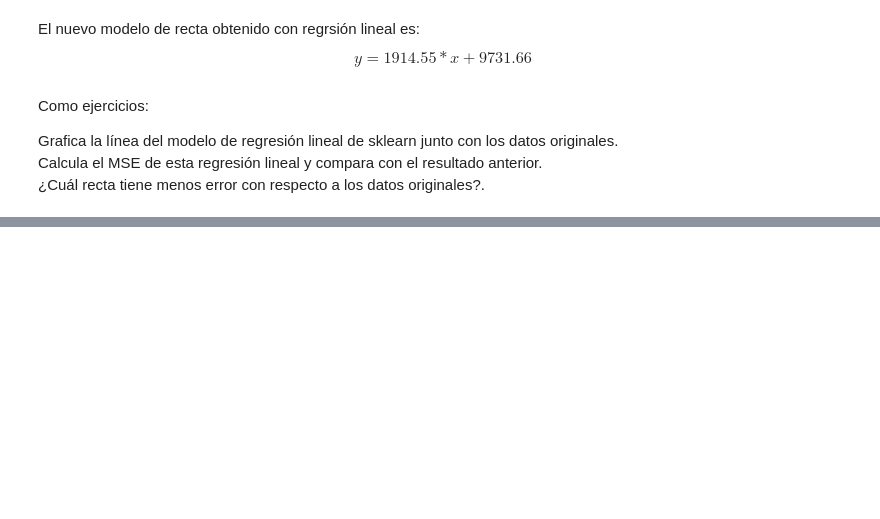
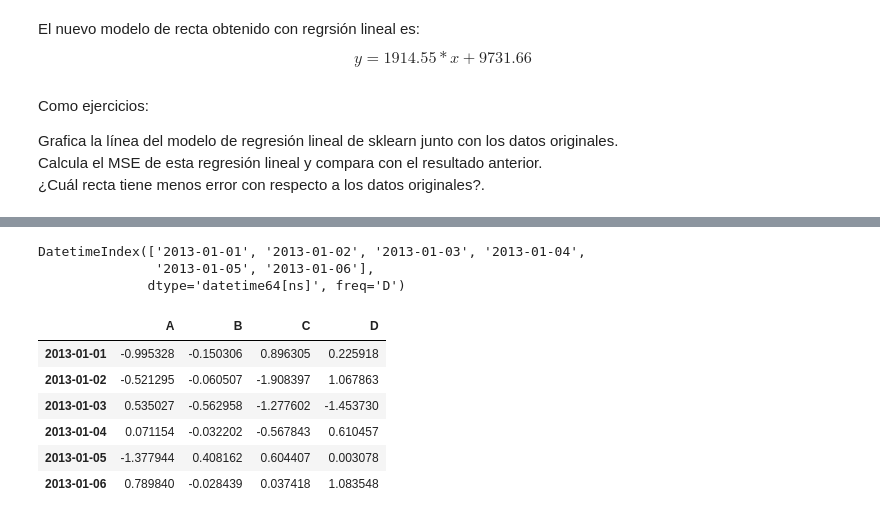
Before and after one commit to alangilsanchez/MineriaDeDatos, a Jupyter notebook: Mineria_De_Datos.ipynb, the cells around one changed output, grey strips where cells are left out. Drawn from its saved outputs; the diff is of its cells as text; code cells hidden in the pictures; blank space fills up the shorter version.

```diff
--- a/Mineria_De_Datos.ipynb
+++ b/Mineria_De_Datos.ipynb
@@ -830,0 +849,19 @@ mse
+# %%
+dates = pd.date_range("20130101", periods=6)
+dates
+# %% [output]
+DatetimeIndex(['2013-01-01', '2013-01-02', '2013-01-03', '2013-01-04',
+               '2013-01-05', '2013-01-06'],
+              dtype='datetime64[ns]', freq='D')
+# %%
+#Data Frame utilizando numero aleatorios (6 renglones, 4 columnas), eñ index son las fechas anteriores,
+df = pd.DataFrame(np.random.randn(6, 4), index=dates, columns=list("ABCD"))
+df
+# %% [output]
+|  | A | B | C | D |
+| 2013-01-01 | -0.995328 | -0.150306 | 0.896305 | 0.225918 |
+| 2013-01-02 | -0.521295 | -0.060507 | -1.908397 | 1.067863 |
+| 2013-01-03 | 0.535027 | -0.562958 | -1.277602 | -1.453730 |
+| 2013-01-04 | 0.071154 | -0.032202 | -0.567843 | 0.610457 |
+| 2013-01-05 | -1.377944 | 0.408162 | 0.604407 | 0.003078 |
+| 2013-01-06 | 0.789840 | -0.028439 | 0.037418 | 1.083548 |
```
Also changed, not shown: parts of 19 cells of this notebook.
